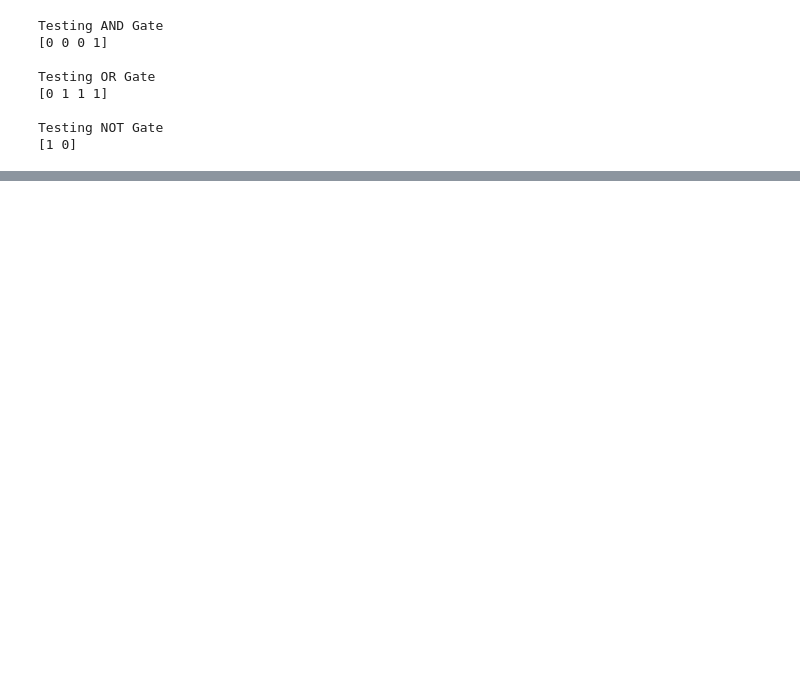
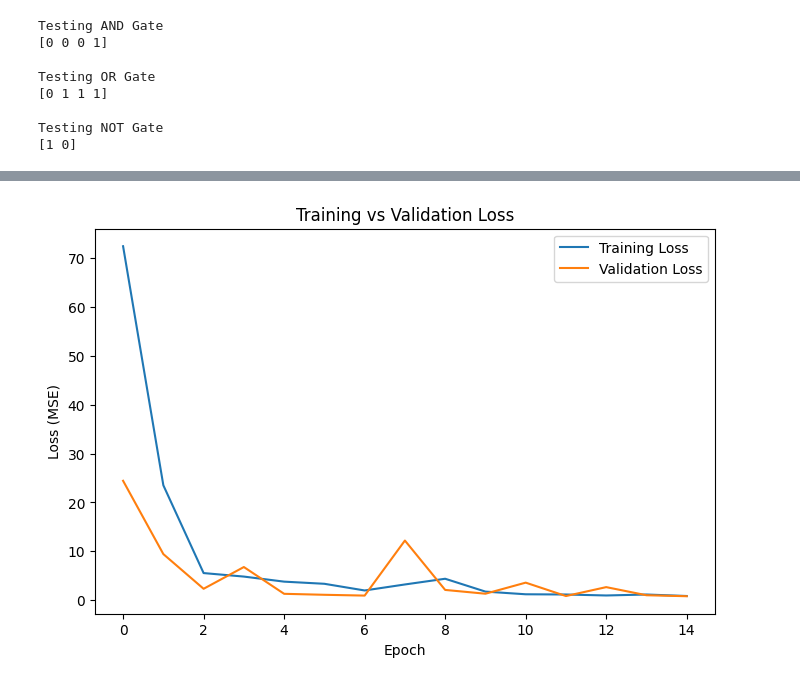
Before and after one commit to akatwrk/DeeplearningExp, a Jupyter notebook: exp_1.ipynb, the cells around one changed output, grey strips where cells are left out. Drawn from its saved outputs; the diff is of its cells as text; code cells hidden in the pictures; blank space fills up the shorter version.

```diff
--- a/exp_1.ipynb
+++ b/exp_1.ipynb
@@ -229,0 +50,4 @@ Final Predictions
+# %%
+df["total_bedrooms"] = df["total_bedrooms"].fillna(
+    df["total_bedrooms"].median()
+)
@@ -230,3 +213,12 @@ Final Predictions
+# %%
+tuner = kt.RandomSearch(
+    build_model,
+objective="val_loss",
+max_trials=5,
+overwrite=True,
+directory="Regression_Tuning",
+project_name="CaliforniaHousing"
+)
 # %%
 print("\nTesting AND Gate")
 test = np.array([
@@ -251,0 +259,5 @@ Testing NOT Gate
+# %%
+best_model = tuner.get_best_models(1)[0]
+print("\nBest Hyperparameters\n")
+best_hp = tuner.get_best_hyperparameters(1)[0]
+print(best_hp.values)
@@ -251,0 +268,9 @@ Testing NOT Gate
+# %%
+history = best_model.fit(
+  X_train,
+  y_train,
+  validation_split=0.20,
+  epochs=15,
+  batch_size=32,
+  verbose=1
+)
@@ -251,0 +323,19 @@ Testing NOT Gate
+# %%
+plt.figure(figsize=(8,5))
+
+plt.plot(
+    history.history["loss"],
+    label="Training Loss"
+)
+
+plt.plot(
+    history.history["val_loss"],
+    label="Validation Loss"
+)
+plt.xlabel("Epoch")
+plt.ylabel("Loss (MSE)")
+plt.title("Training vs Validation Loss")
+plt.legend()
+plt.show()
+# %% [output]
+[figure, added]
```
Also changed, not shown: parts of 21 cells of this notebook.
